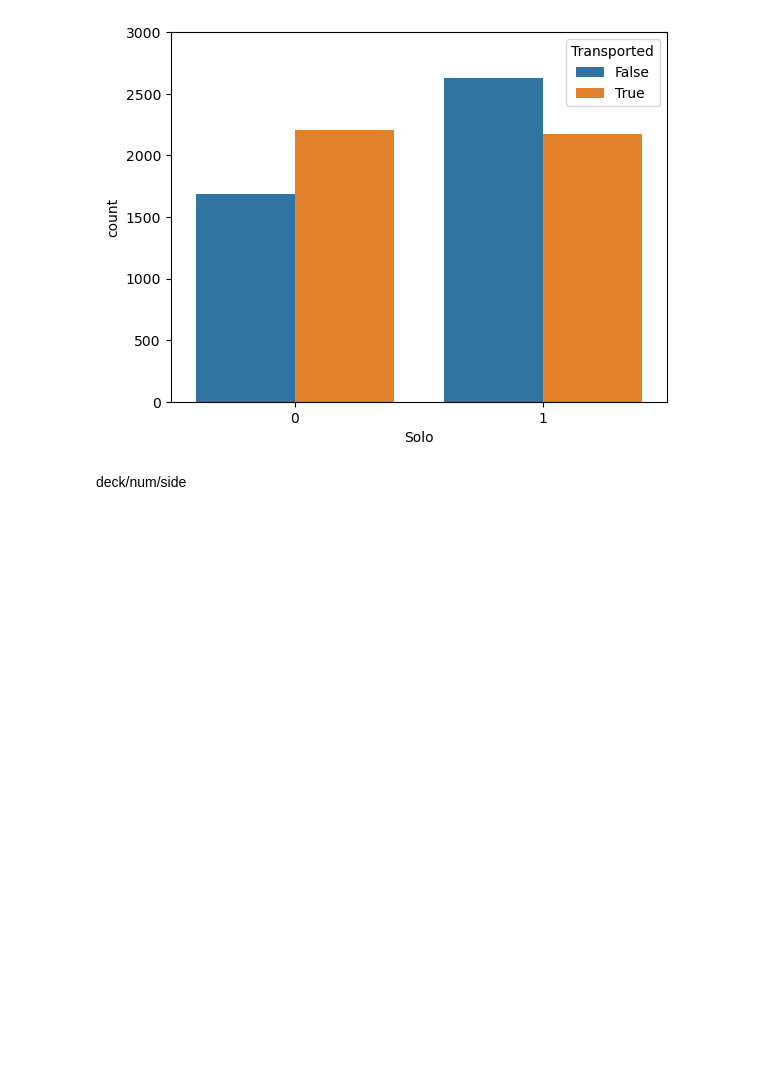
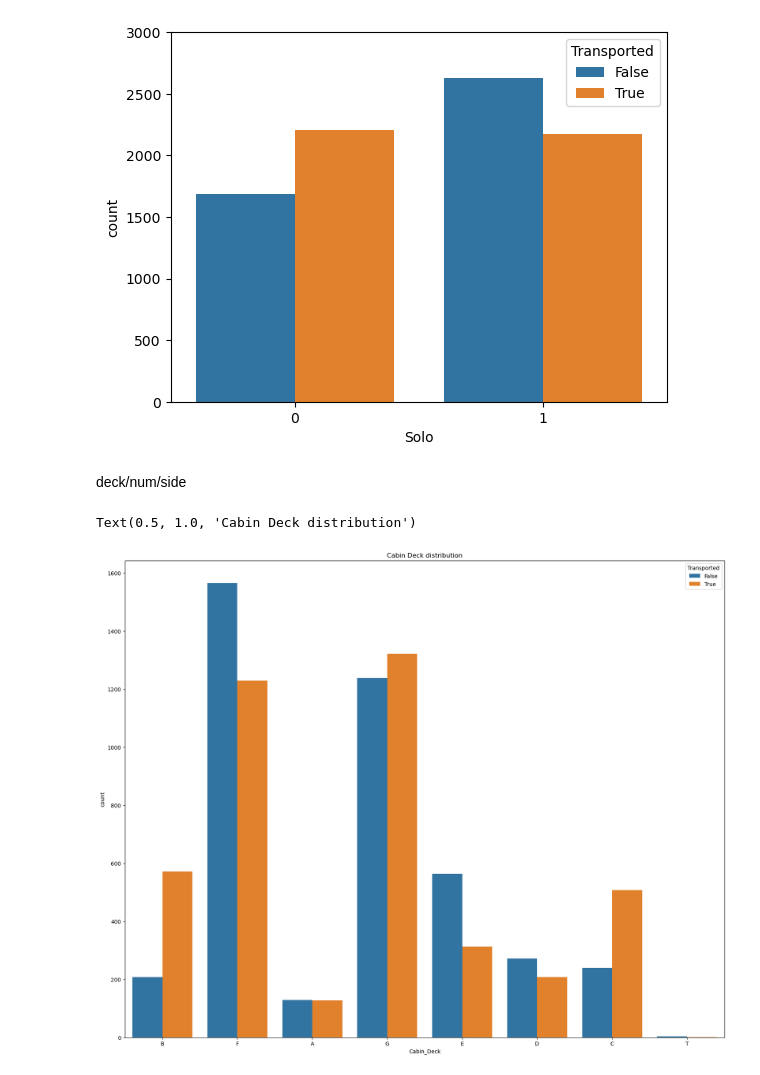
Before and after one commit to manishbhatia7/kaggle, a Jupyter notebook: input/spaceship-titanic/notebook.ipynb, the cells around one changed output. Drawn from its saved outputs; the diff is of its cells as text; code cells hidden in the pictures; blank space fills up the shorter version.

```diff
--- a/input/spaceship-titanic/notebook.ipynb
+++ b/input/spaceship-titanic/notebook.ipynb
@@ -287,3 +287,13 @@ train.loc[train['Cabin_Number']==9999,'Cabin_Number']=np.nan
 test.loc[test['Cabin_Number']==9999,'Cabin_Number']=np.nan
 train.loc[train['Cabin_Side']=='Z','Cabin_Side']=np.nan
 test.loc[test['Cabin_Side']=='Z','Cabin_Side']=np.nan
+# %%
+train.drop('Cabin',axis=1,inplace=True)
+test.drop('Cabin',axis=1,inplace=True)
+# %%
+plt.figure(figsize=(20,16))
+sns.countplot(x='Cabin_Deck',hue='Transported',data=train)
+plt.title('Cabin Deck distribution')
+# %% [output]
+Text(0.5, 1.0, 'Cabin Deck distribution')
+[figure, added]
```
Also changed, not shown: parts of 1 cell of this notebook.
